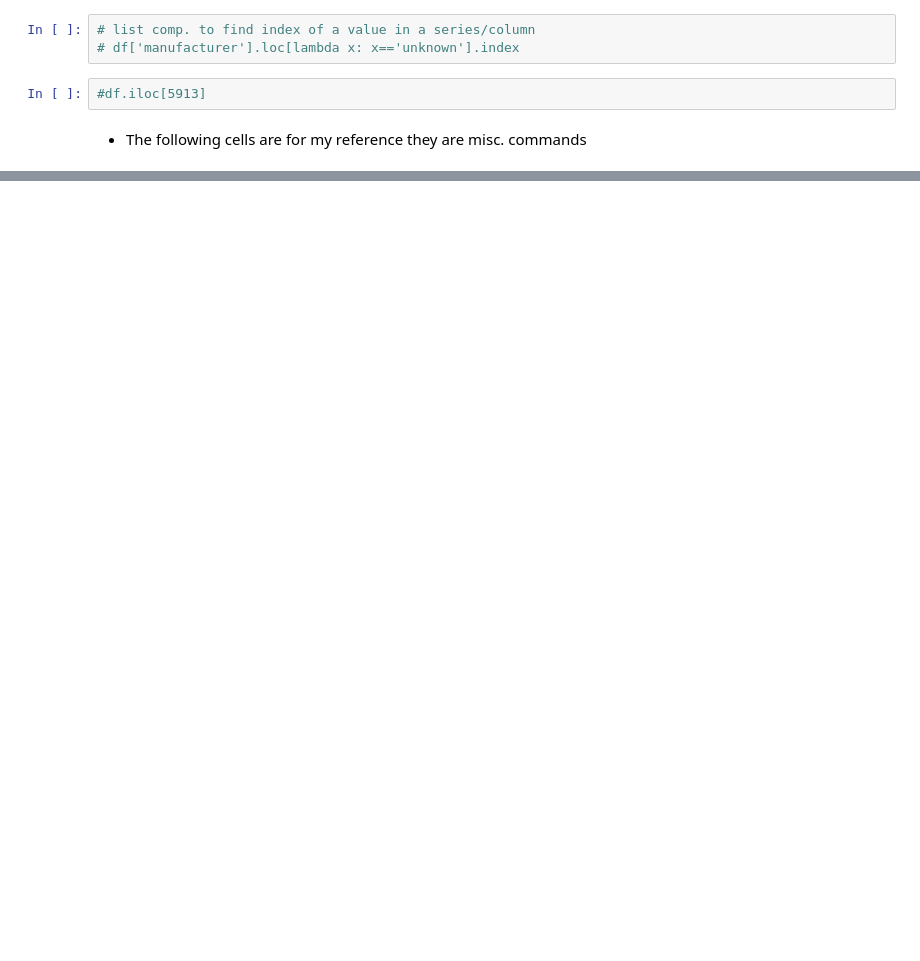
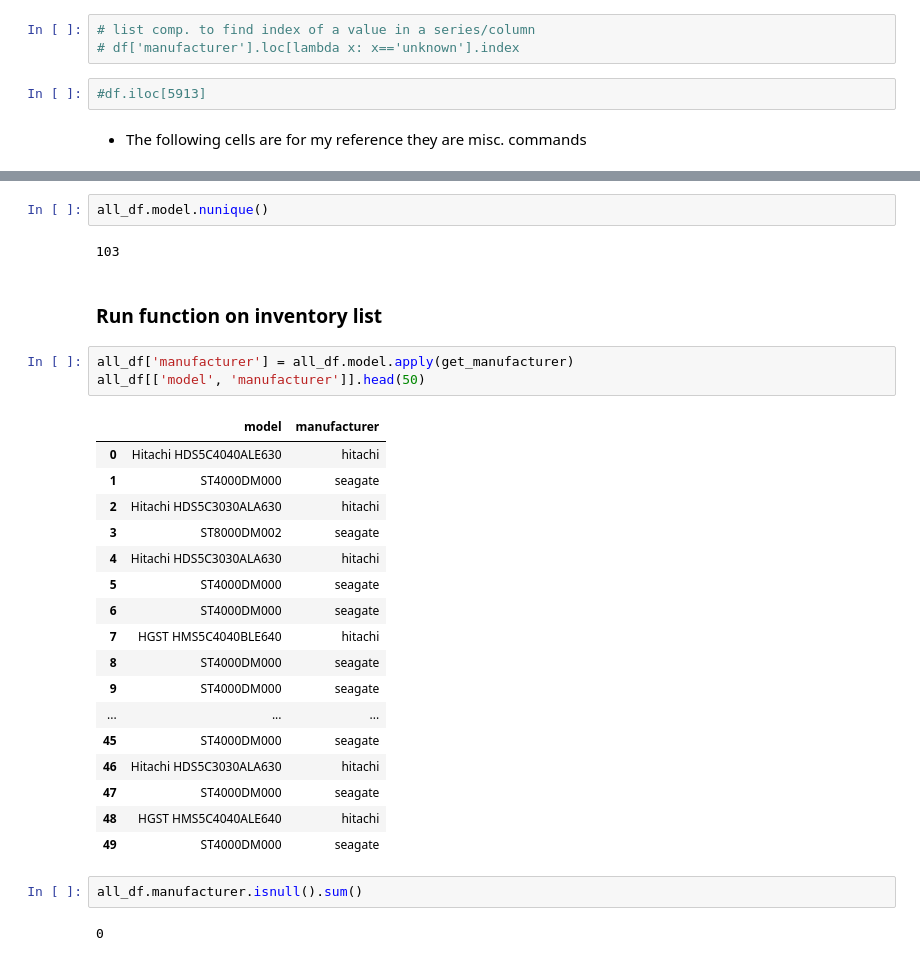
Before and after one commit to just-keep-spinning/hard-drive-project, a Jupyter notebook: tim_capstone_folder/tim_notebook.ipynb, the cells around one changed output, grey strips where cells are left out. Cells and saved outputs as stored; diff of their text form; blank space fills up the shorter version.

```diff
--- a/tim_capstone_folder/tim_notebook.ipynb
+++ b/tim_capstone_folder/tim_notebook.ipynb
@@ -132,0 +214,31 @@ Name: manufacturer, dtype: int64
+# %%
+all_df.model.nunique()
+# %% [output]
+103
+# %% [markdown]
+### Run function on inventory list
+# %%
+all_df['manufacturer'] = all_df.model.apply(get_manufacturer)
+all_df[['model', 'manufacturer']].head(50)
+# %% [output]
+|  | model | manufacturer |
+| 0 | Hitachi HDS5C4040ALE630 | hitachi |
+| 1 | ST4000DM000 | seagate |
+| 2 | Hitachi HDS5C3030ALA630 | hitachi |
+| 3 | ST8000DM002 | seagate |
+| 4 | Hitachi HDS5C3030ALA630 | hitachi |
+| 5 | ST4000DM000 | seagate |
+| 6 | ST4000DM000 | seagate |
+| 7 | HGST HMS5C4040BLE640 | hitachi |
+| 8 | ST4000DM000 | seagate |
+| 9 | ST4000DM000 | seagate |
+| ... | ... | ... |
+| 45 | ST4000DM000 | seagate |
+| 46 | Hitachi HDS5C3030ALA630 | hitachi |
+| 47 | ST4000DM000 | seagate |
+| 48 | HGST HMS5C4040ALE640 | hitachi |
+| 49 | ST4000DM000 | seagate |
+# %%
+all_df.manufacturer.isnull().sum()
+# %% [output]
+0
```
Also changed, not shown: parts of 22 cells of this notebook.
